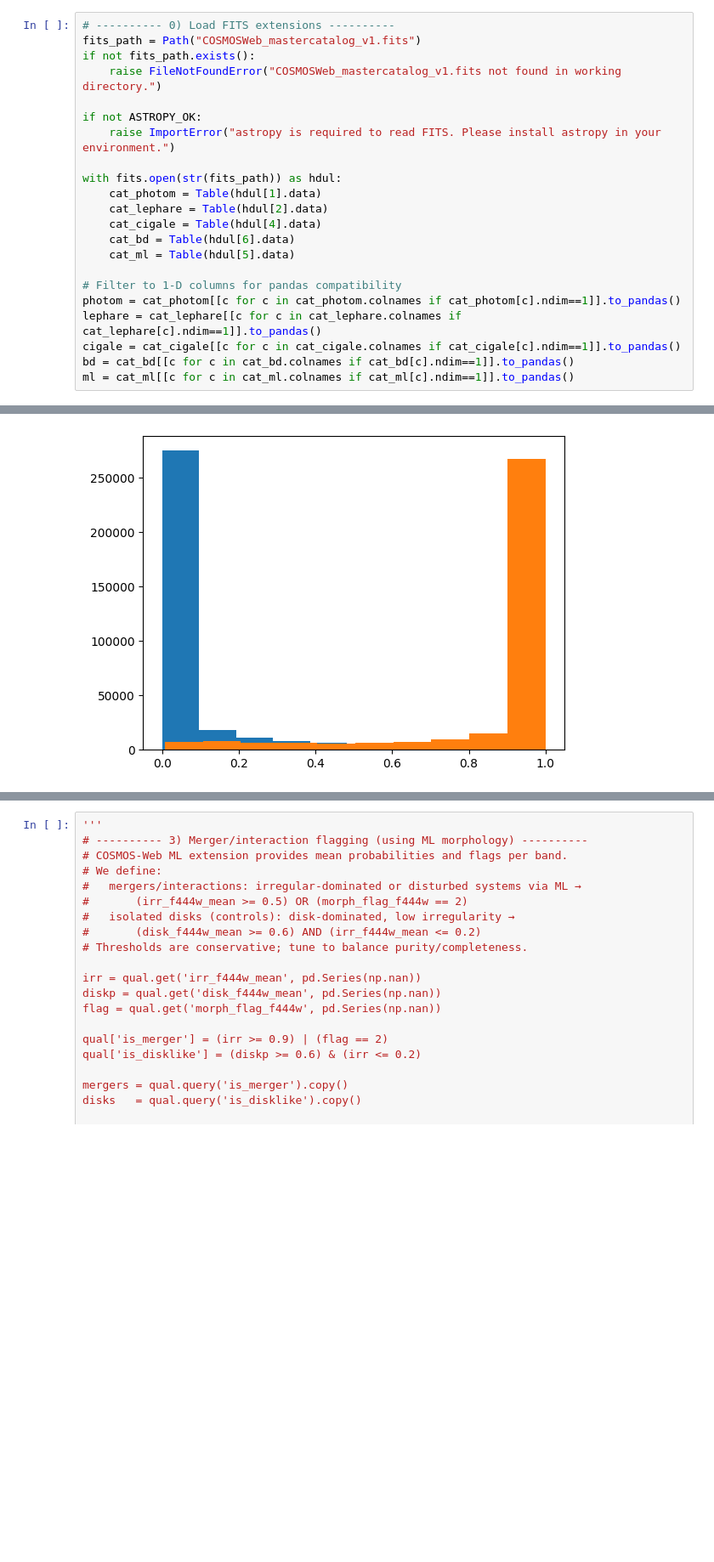
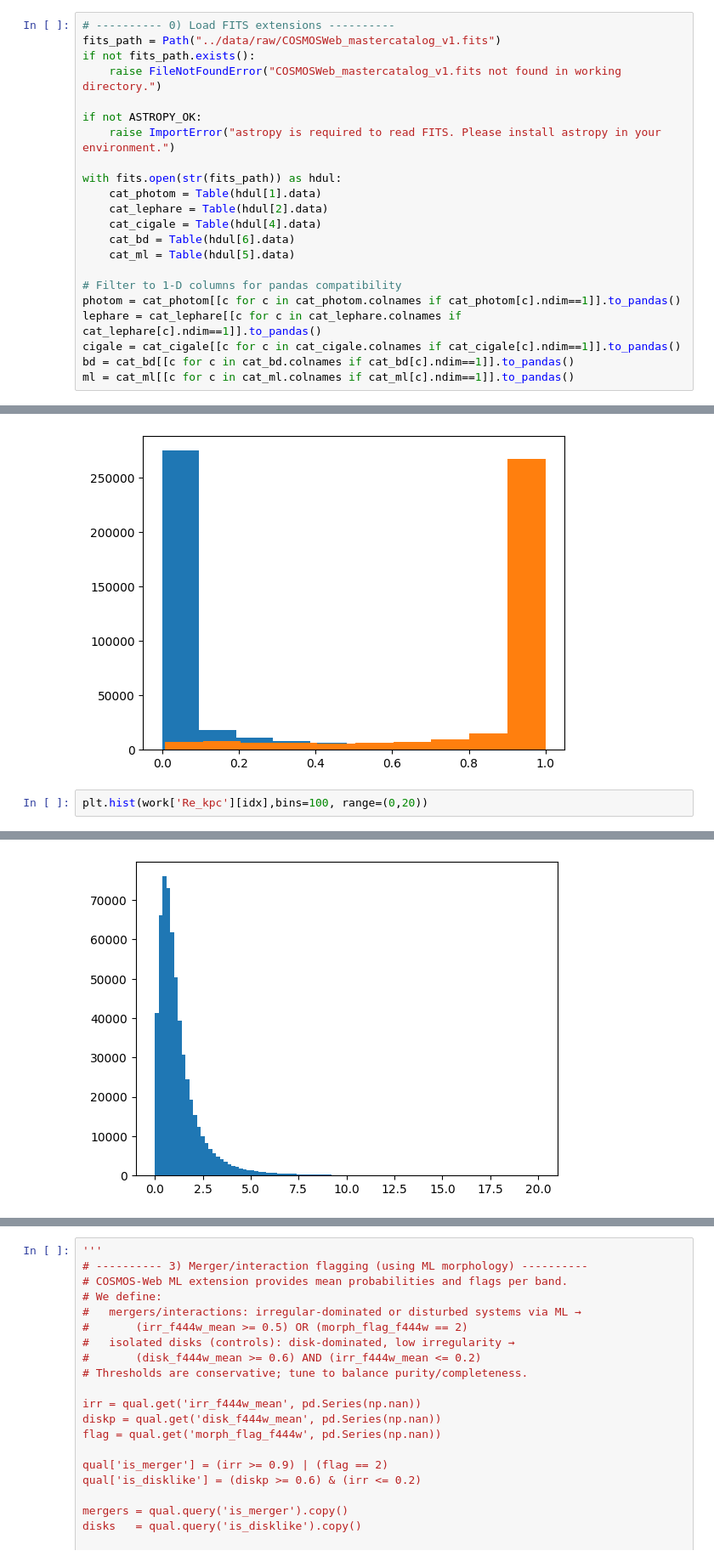
Before and after one commit to jkbarrerab/Pairs_JWST, a Jupyter notebook: notebooks/Sample_Selection_NB.ipynb, the cells around one changed output, grey strips where cells are left out. Shown: that part at 85% size. Cells and saved outputs as stored; diff of their text form; blank space fills up the shorter version.

```diff
--- a/notebooks/Sample_Selection_NB.ipynb
+++ b/notebooks/Sample_Selection_NB.ipynb
@@ -58,7 +58,7 @@ def inclination_from_q(q, q0=0.2):
     return np.degrees(np.arccos(np.sqrt(term)))
 # %%
 # ---------- 0) Load FITS extensions ----------
-fits_path = Path("COSMOSWeb_mastercatalog_v1.fits")
+fits_path = Path("../data/raw/COSMOSWeb_mastercatalog_v1.fits")
 if not fits_path.exists():
     raise FileNotFoundError("COSMOSWeb_mastercatalog_v1.fits not found in working directory.")
 
@@ -256,3 +258,6 @@ plt.hist(work['irr_f444w_mean'][idx])
         0.99999998]),
  <BarContainer object of 10 artists>)
 [figure]
+# %%
+plt.hist(work['Re_kpc'][idx],bins=100, range=(0,20))
+# %% [output]
@@ -259,3 +281,4 @@ plt.hist(work['irr_f444w_mean'][idx])
+[figure, added]
 # %%
 # ---------- 2) Science window & derived quantities ----------
 work['logSFR'] = np.log10(work['sfr']).replace([-np.inf, np.inf], np.nan)
```
Also changed, not shown: parts of 4 cells of this notebook, 2 other files.
